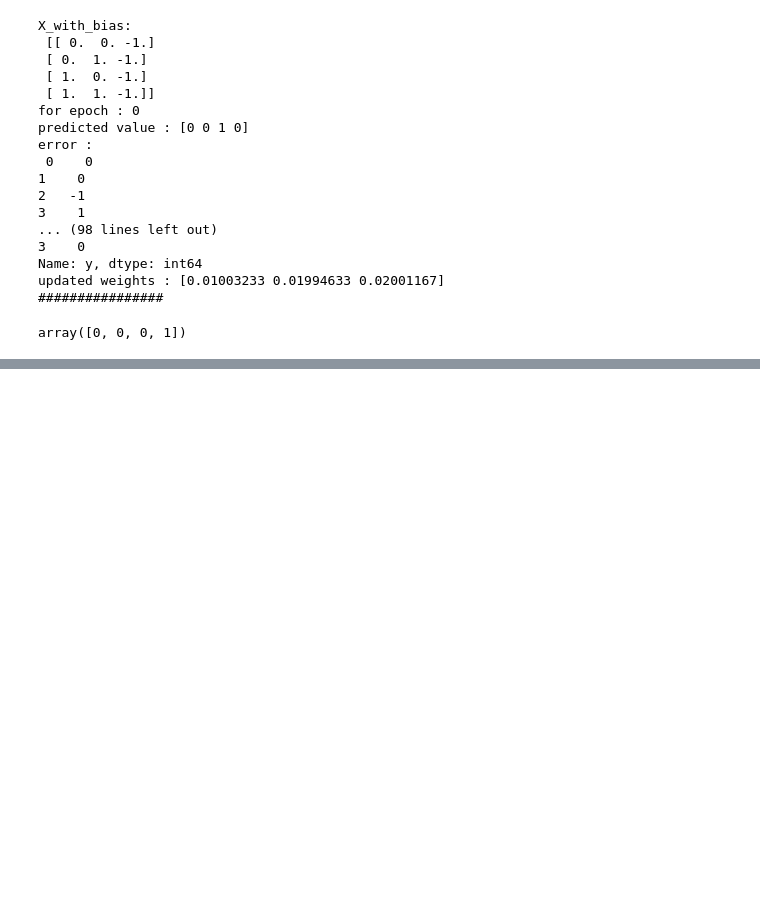
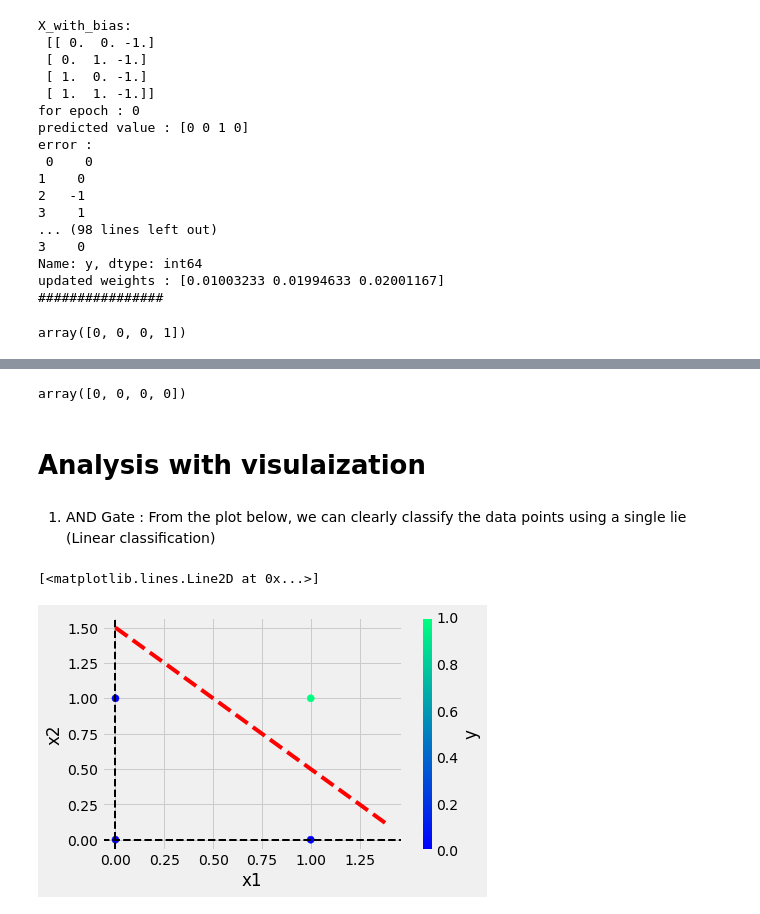
Before and after one commit to veeruamma/DLCVNLP, a Jupyter notebook: Perceptron.ipynb, the cells around one changed output, grey strips where cells are left out. Saved outputs shown, nothing was run; the diff lists cells and outputs as text; code cells hidden in the pictures; blank space fills up the shorter version.

```diff
--- a/Perceptron.ipynb
+++ b/Perceptron.ipynb
@@ -121,0 +232,19 @@ array([0, 0, 0, 1])
+# %%
+ model.predict(X)
+# %% [output]
+array([0, 0, 0, 0])
+# %% [markdown]
+# Analysis with visulaization
+# %% [markdown]
+1. AND Gate :  From the plot below, we can clearly classify the data points using a single lie (Linear classification)
+# %%
+AND.plot(kind = "scatter", x="x1", y= "x2", c="y", s=50, cmap="winter")
+plt.axhline(y=0, color="black", linestyle="--", linewidth =2)
+plt.axvline(x=0, color="black", linestyle="--", linewidth =2)
+plt.plot(np.linspace(0, 1.4), 1.5 - 1*np.linspace(0, 1.4), "r--")
+
+# x = np.linspace(0, 1.4) >> linespace gives 50 values by defualt
+# y = 1.5 - 1*np.linspace(0, 1.4) => y=mx+c
+# %% [output]
+[<matplotlib.lines.Line2D at 0x...>]
+[figure, added]
```
Also changed, not shown: parts of 17 cells of this notebook.
